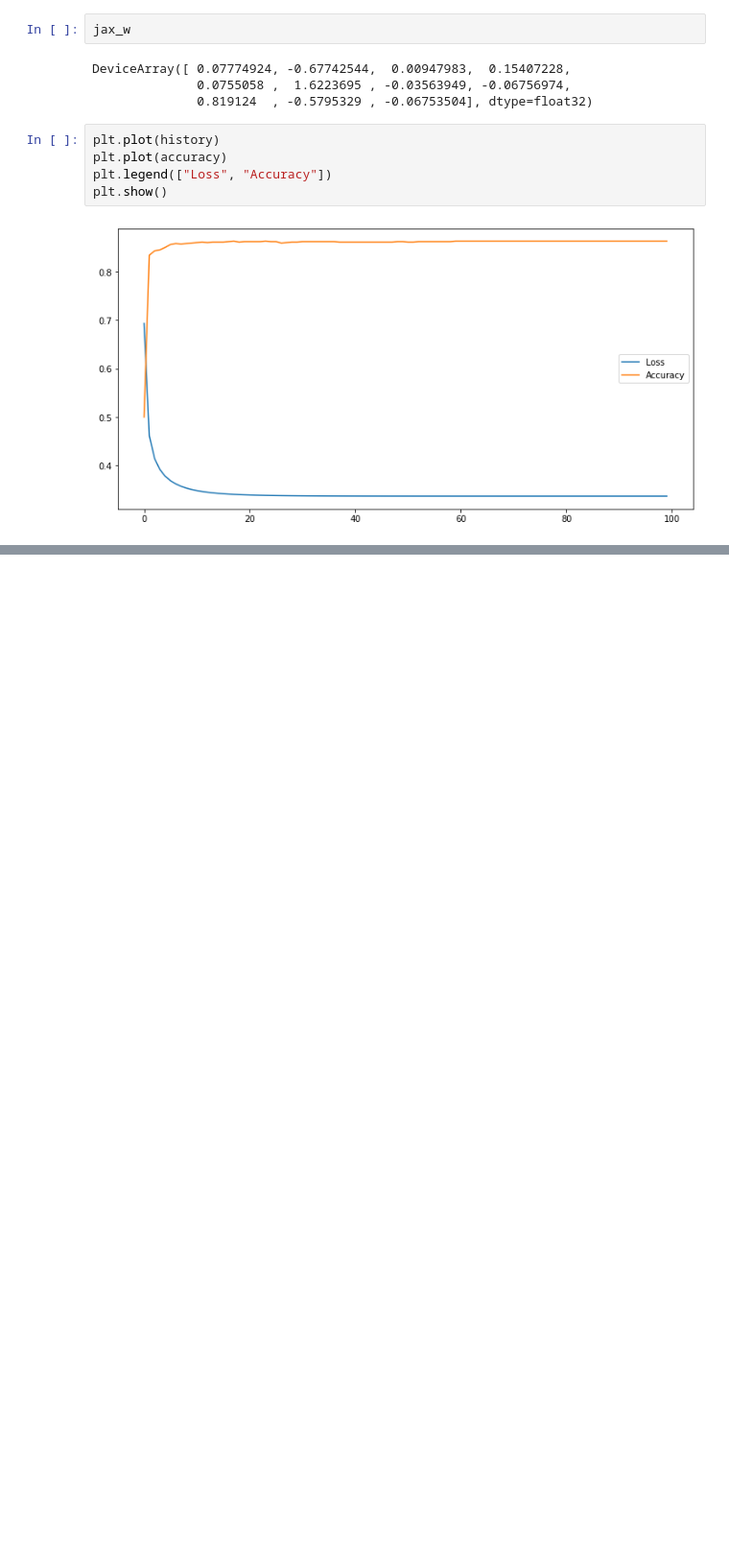
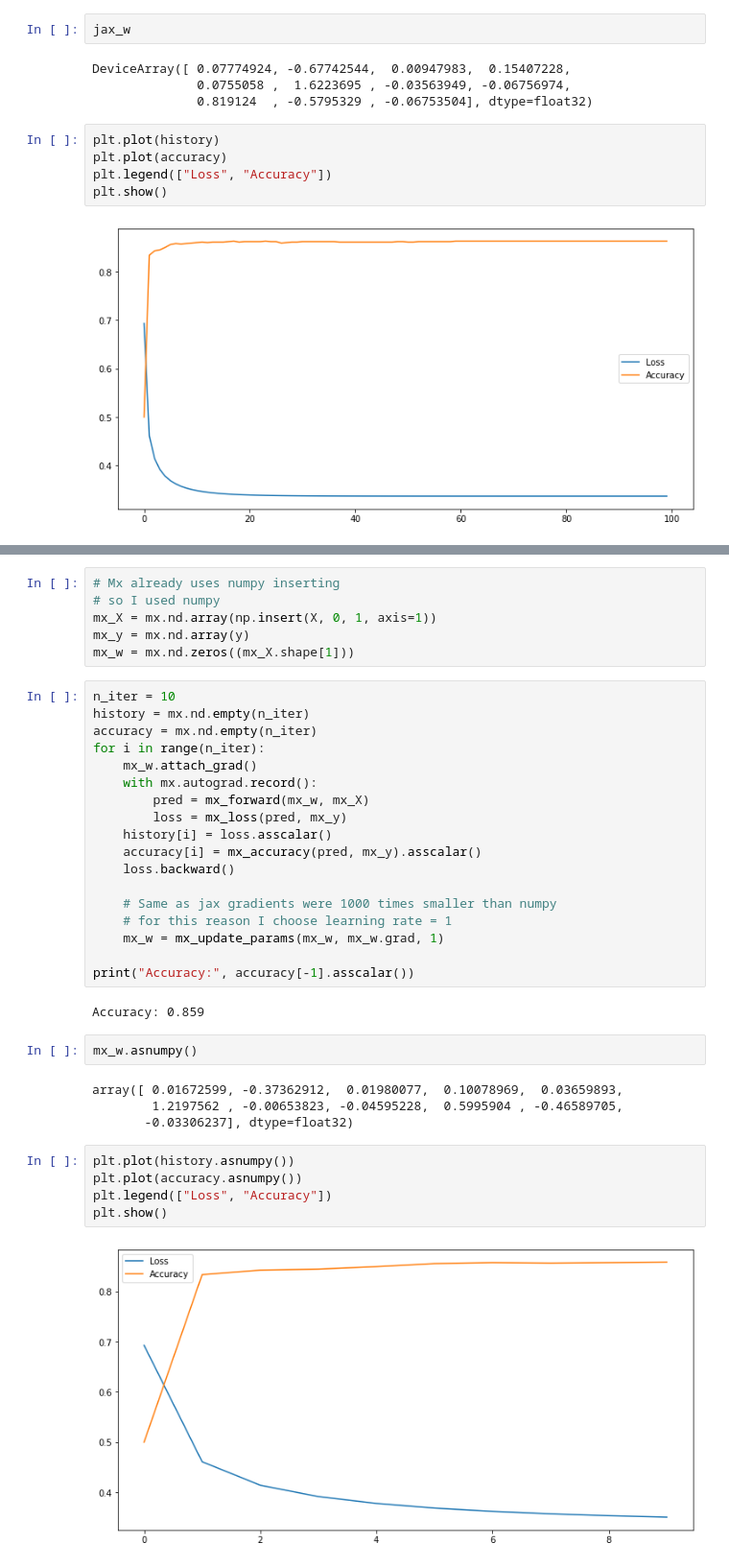
Before and after one commit to Bytewaiser/Machine-Learning-From-Scratch, a Jupyter notebook: Logistic Regression.ipynb, the cells around one changed output, grey strips where cells are left out. Shown at 96% size. Saved outputs shown, nothing was run; the diff lists cells and outputs as text; blank space fills up the shorter version.

```diff
--- a/Logistic Regression.ipynb
+++ b/Logistic Regression.ipynb
@@ -238,0 +260,39 @@ plt.show()
+# %%
+# Mx already uses numpy inserting
+# so I used numpy
+mx_X = mx.nd.array(np.insert(X, 0, 1, axis=1))
+mx_y = mx.nd.array(y)
+mx_w = mx.nd.zeros((mx_X.shape[1]))
+# %%
+n_iter = 10
+history = mx.nd.empty(n_iter)
+accuracy = mx.nd.empty(n_iter)
+for i in range(n_iter):
+    mx_w.attach_grad()
+    with mx.autograd.record():
+        pred = mx_forward(mx_w, mx_X)
+        loss = mx_loss(pred, mx_y)
+    history[i] = loss.asscalar()
+    accuracy[i] = mx_accuracy(pred, mx_y).asscalar()
+    loss.backward()
+
+    # Same as jax gradients were 1000 times smaller than numpy
+    # for this reason I choose learning rate = 1
+    mx_w = mx_update_params(mx_w, mx_w.grad, 1)
+
+print("Accuracy:", accuracy[-1].asscalar())
+# %% [output]
+Accuracy: 0.859
+# %%
+mx_w.asnumpy()
+# %% [output]
+array([ 0.01672599, -0.37362912,  0.01980077,  0.10078969,  0.03659893,
+        1.2197562 , -0.00653823, -0.04595228,  0.5995904 , -0.46589705,
+       -0.03306237], dtype=float32)
+# %%
+plt.plot(history.asnumpy())
+plt.plot(accuracy.asnumpy())
+plt.legend(["Loss", "Accuracy"])
+plt.show()
+# %% [output]
+[figure, added]
```
Also changed, not shown: parts of 3 cells of this notebook, 1 other file.
